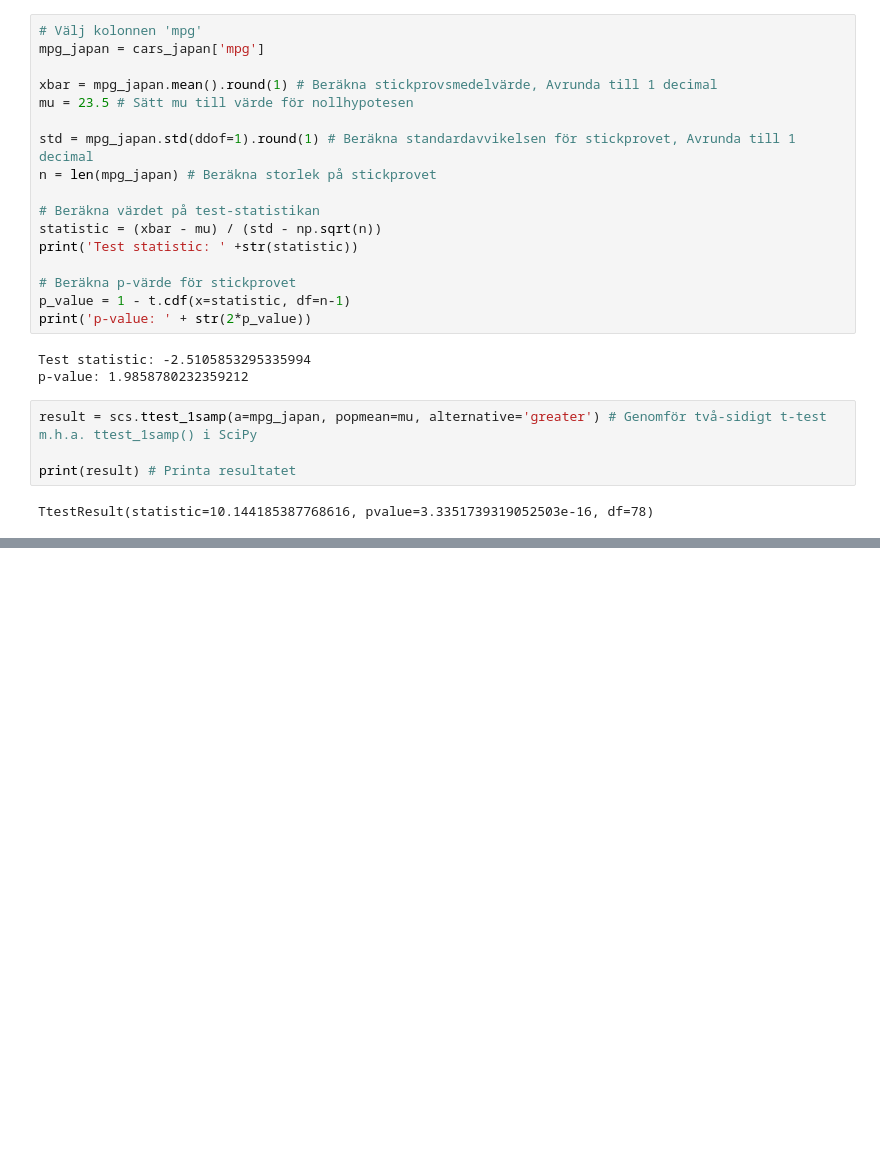
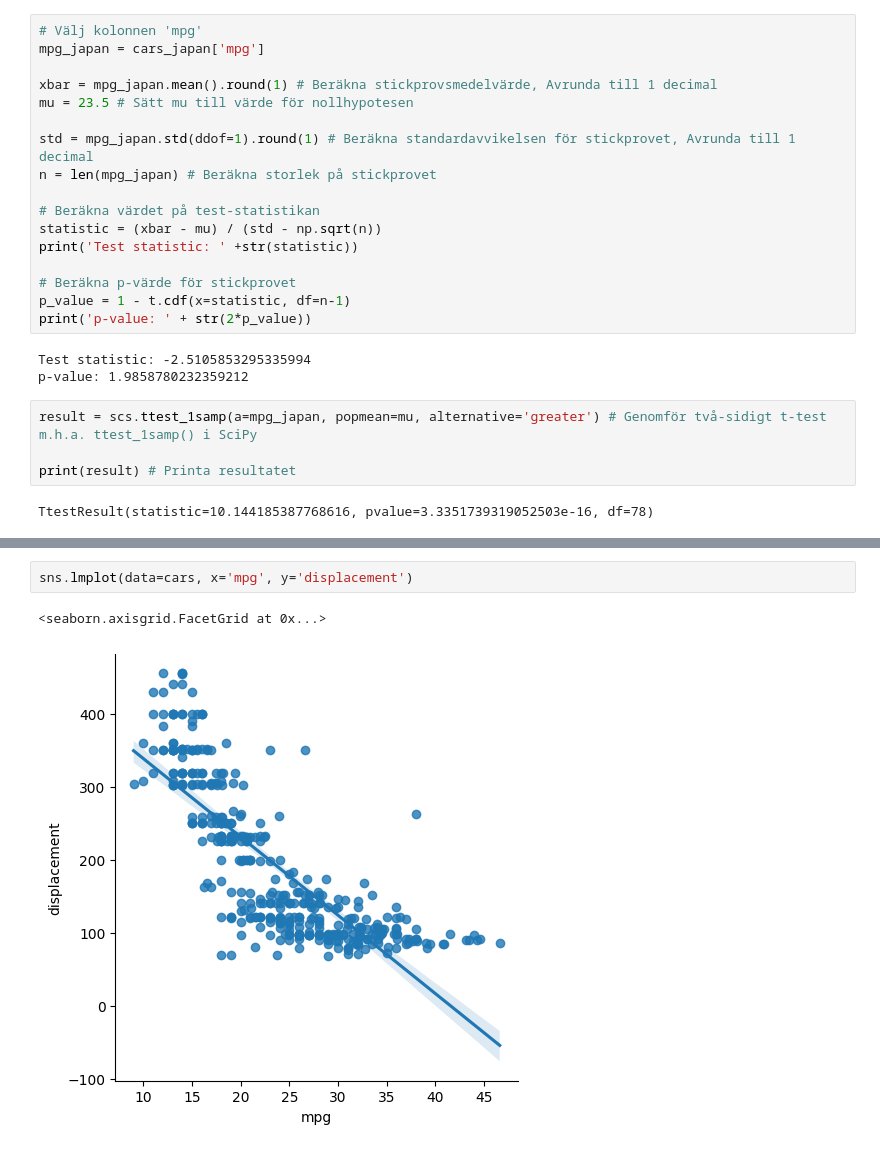
Before and after one commit to SFredin1/Linear_Algebra, a Jupyter notebook: Statistiska_Metoder/Inlämningsuppgift/Analys_Cars.ipynb, the cells around one changed output, grey strips where cells are left out. Cells and saved outputs as stored; diff of their text form; blank space fills up the shorter version.

```diff
--- a/Statistiska_Metoder/Inlämningsuppgift/Analys_Cars.ipynb
+++ b/Statistiska_Metoder/Inlämningsuppgift/Analys_Cars.ipynb
@@ -188,0 +265,5 @@ TtestResult(statistic=10.144185387768616, pvalue=3.3351739319052503e-16, df=78)
+# %%
+sns.lmplot(data=cars, x='mpg', y='displacement')
+# %% [output]
+<seaborn.axisgrid.FacetGrid at 0x...>
+[figure, added]
```
Also changed, not shown: parts of 14 cells of this notebook.
